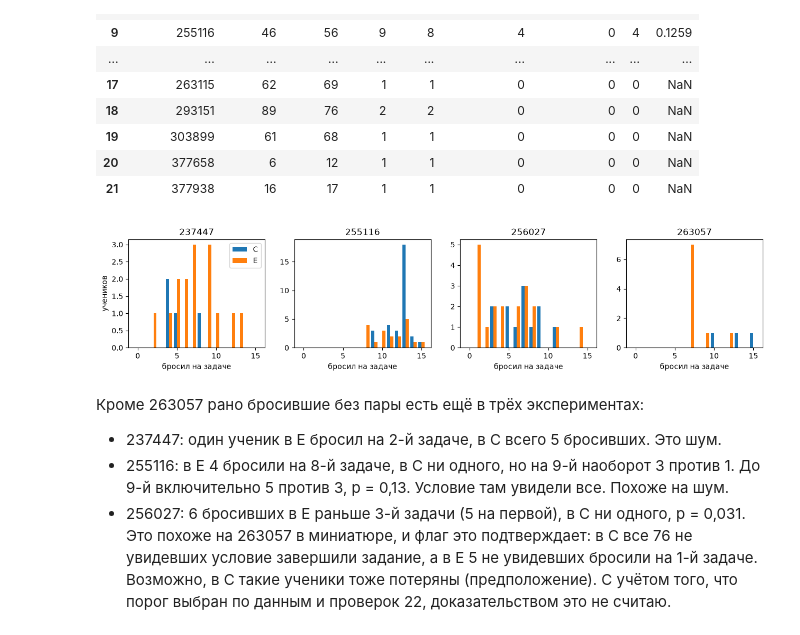
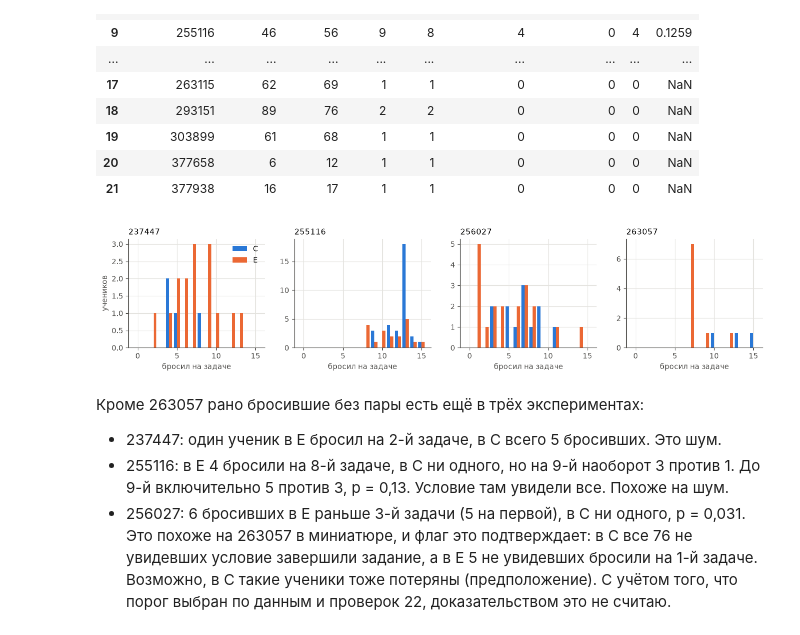
Before and after one commit to artyombelyaev/assistments-ab-tests, a Jupyter notebook: notebooks/02_comparability.ipynb, the cells around one changed output. Drawn from its saved outputs; the diff is of its cells as text; code cells hidden in the pictures.

```diff
--- a/notebooks/02_comparability.ipynb
+++ b/notebooks/02_comparability.ipynb
@@ -106,3 +131,21 @@ db.run(con, "groups.sql", "trigger_263057")
 binomtest(0, 7, 0.5).pvalue
 # %% [output]
 np.float64(0.015625)
+# %%
+quit = db.run(con, "groups.sql", "quit_position")
+q = quit[quit.experiment_id == 263057].pivot_table(index="problem_count", columns="grp", values="n", fill_value=0)
+q = q.reindex(range(1, q.index.max() + 1), fill_value=0)
+first_c = q.index[q.C > 0].min()
+at_7 = int(q.loc[7, "E"])
+print("бросили на 7-й задаче в E:", at_7, " самый ранний бросивший в C - на задаче", first_c)
+
+fig, ax = plt.subplots(figsize=(8, 3.8))
+ax.bar(q.index - 0.2, q.C, width=0.4, color=plots.GROUP_COLORS["C"], label=f"C, бросили {int(q.C.sum())}")
+ax.bar(q.index + 0.2, q.E, width=0.4, color=plots.GROUP_COLORS["E"], label=f"E, бросили {int(q.E.sum())}")
+ax.set_xticks(q.index)
+ax.set_xlabel("номер задачи, на которой ученик бросил задание")
+ax.set_ylabel("учеников")
+ax.legend(loc="upper right")
+ax.set_title(f"263057: в E {at_7} учеников бросили на 7-й задаче, в C до {first_c}-й не бросил никто")
+plt.tight_layout()
+plots.save(fig, "quit_263057.png")
@@ -163,20 +209,19 @@ early.drop(columns="share_c").round(4)
 | 21 | 377938 | 16 | 17 | 1 | 1 | 0 | 0 | 0 | NaN |
 # %%
 flagged = early[early.k > 0].experiment_id.tolist()
-quit = db.run(con, "groups.sql", "quit_position")
 fig, axes = plt.subplots(1, len(flagged), figsize=(3.2 * len(flagged), 3), sharey=False)
 for ax, eid in zip(axes, flagged):
     d = quit[(quit.experiment_id == eid) & (quit.problem_count <= 15)]
     t = d.pivot_table(index="problem_count", columns="grp", values="n", fill_value=0).reindex(range(16), fill_value=0)
-    ax.bar(t.index - 0.2, t.get("C", 0), width=0.4, label="C")
-    ax.bar(t.index + 0.2, t.get("E", 0), width=0.4, label="E")
+    ax.bar(t.index - 0.2, t.get("C", 0), width=0.4, color=plots.GROUP_COLORS["C"], label="C")
+    ax.bar(t.index + 0.2, t.get("E", 0), width=0.4, color=plots.GROUP_COLORS["E"], label="E")
     ax.set_title(str(eid))
     ax.set_xlabel("бросил на задаче")
 axes[0].set_ylabel("учеников")
 axes[0].legend()
 plt.tight_layout()
 # %% [output]
-[figure, old version]
+[figure, new version]
 # %% [markdown]
 Кроме 263057 рано бросившие без пары есть ещё в трёх экспериментах:
 - 237447: один ученик в E бросил на 2-й задаче, в C всего 5 бросивших. Это шум.
```
Also changed, not shown: parts of 7 cells of this notebook, 3 other files.
